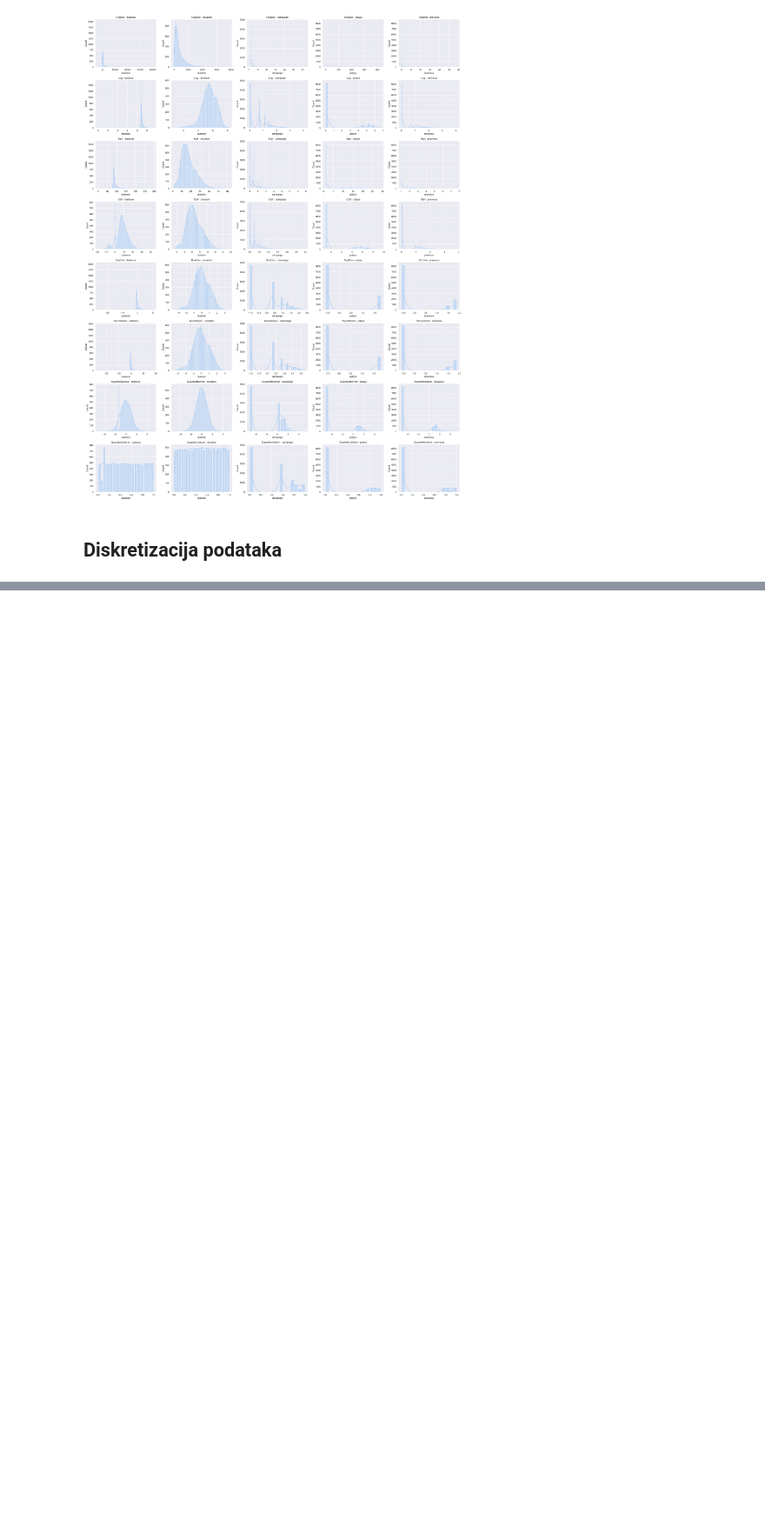
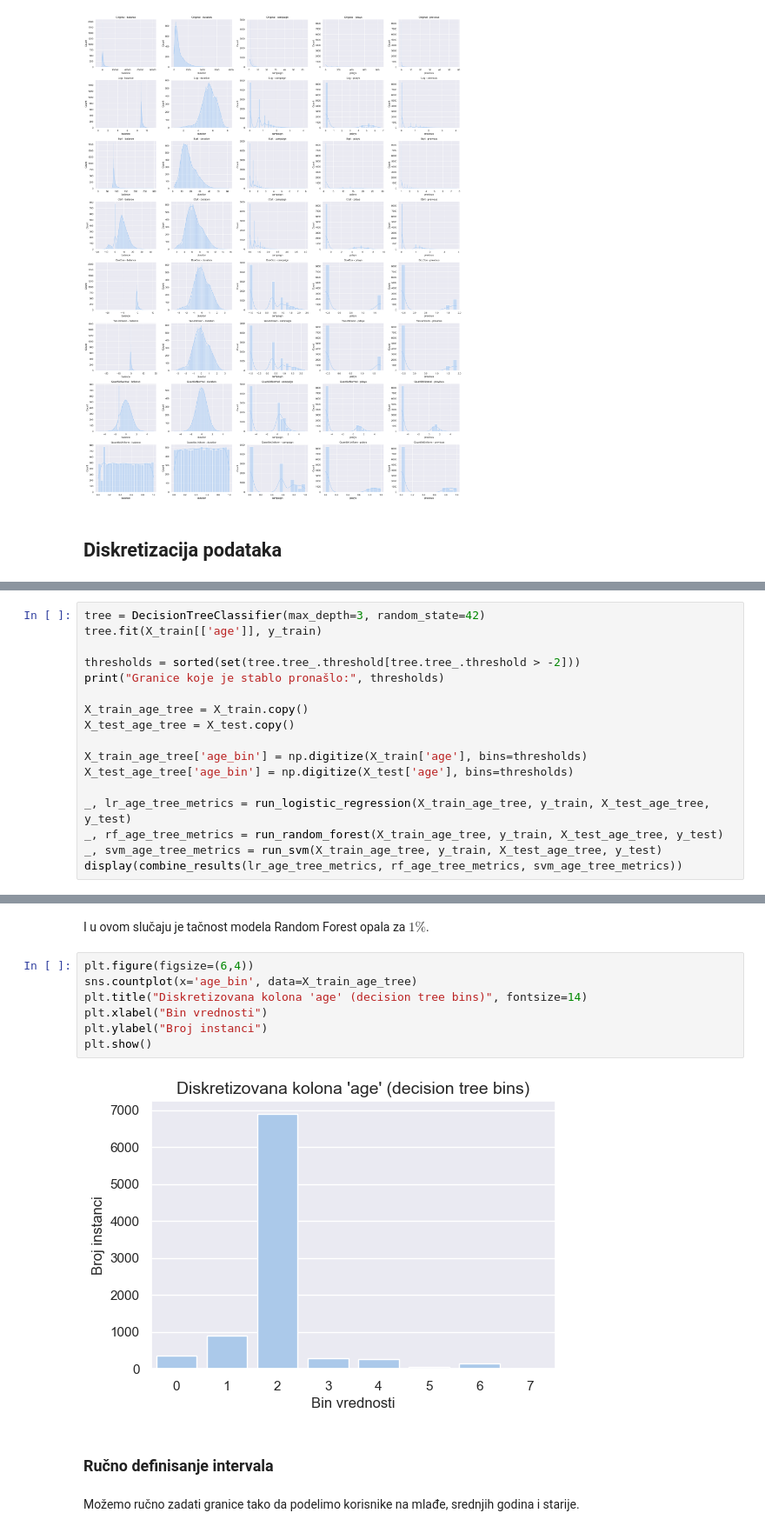
Before and after one commit to paunovicjovan/data-preprocessing-for-ml-1, a Jupyter notebook: Prakticni deo/Transformacija podataka.ipynb, the cells around one changed output, grey strips where cells are left out. Shown at 87% size. Saved outputs shown, nothing was run; the diff lists cells and outputs as text; blank space fills up the shorter version.

```diff
--- a/Prakticni deo/Transformacija podataka.ipynb
+++ b/Prakticni deo/Transformacija podataka.ipynb
@@ -921,0 +1023,17 @@ plt.show()
+# %%
+tree = DecisionTreeClassifier(max_depth=3, random_state=42)
+tree.fit(X_train[['age']], y_train)
+
+thresholds = sorted(set(tree.tree_.threshold[tree.tree_.threshold > -2]))
+print("Granice koje je stablo pronašlo:", thresholds)
+
+X_train_age_tree = X_train.copy()
+X_test_age_tree = X_test.copy()
+
+X_train_age_tree['age_bin'] = np.digitize(X_train['age'], bins=thresholds)
+X_test_age_tree['age_bin'] = np.digitize(X_test['age'], bins=thresholds)
+
+_, lr_age_tree_metrics = run_logistic_regression(X_train_age_tree, y_train, X_test_age_tree, y_test)
+_, rf_age_tree_metrics = run_random_forest(X_train_age_tree, y_train, X_test_age_tree, y_test)
+_, svm_age_tree_metrics = run_svm(X_train_age_tree, y_train, X_test_age_tree, y_test)
+display(combine_results(lr_age_tree_metrics, rf_age_tree_metrics, svm_age_tree_metrics))
@@ -921,0 +1047,15 @@ plt.show()
+# %% [markdown]
+I u ovom slučaju je tačnost modela Random Forest opala za $1\%$.
+# %%
+plt.figure(figsize=(6,4))
+sns.countplot(x='age_bin', data=X_train_age_tree)
+plt.title("Diskretizovana kolona 'age' (decision tree bins)", fontsize=14)
+plt.xlabel("Bin vrednosti")
+plt.ylabel("Broj instanci")
+plt.show()
+# %% [output]
+[figure, added]
+# %% [markdown]
+### Ručno definisanje intervala
+# %% [markdown]
+Možemo ručno zadati granice tako da podelimo korisnike na mlađe, srednjih godina i starije.
```
Also changed, not shown: parts of 23 cells of this notebook, 2 other files.
